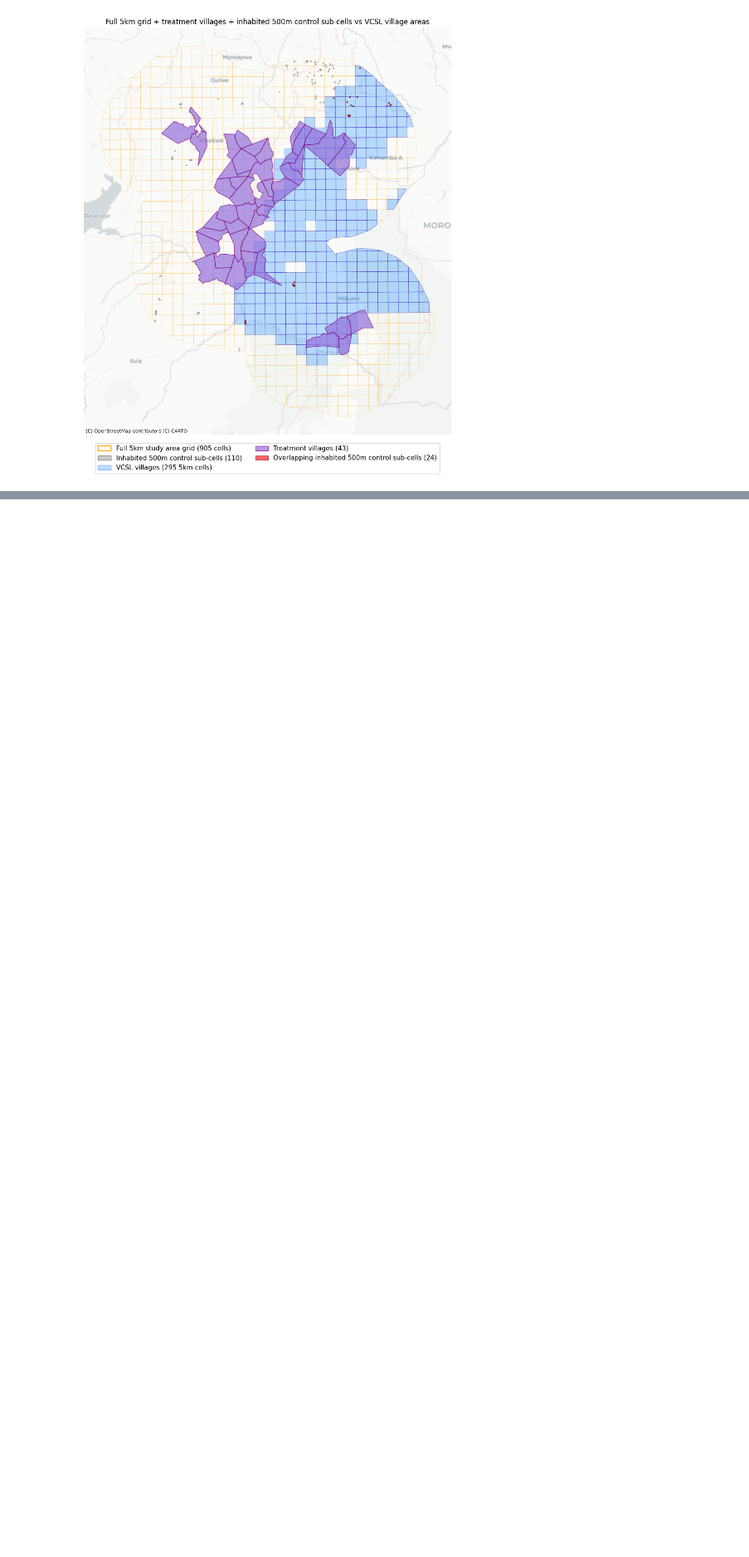
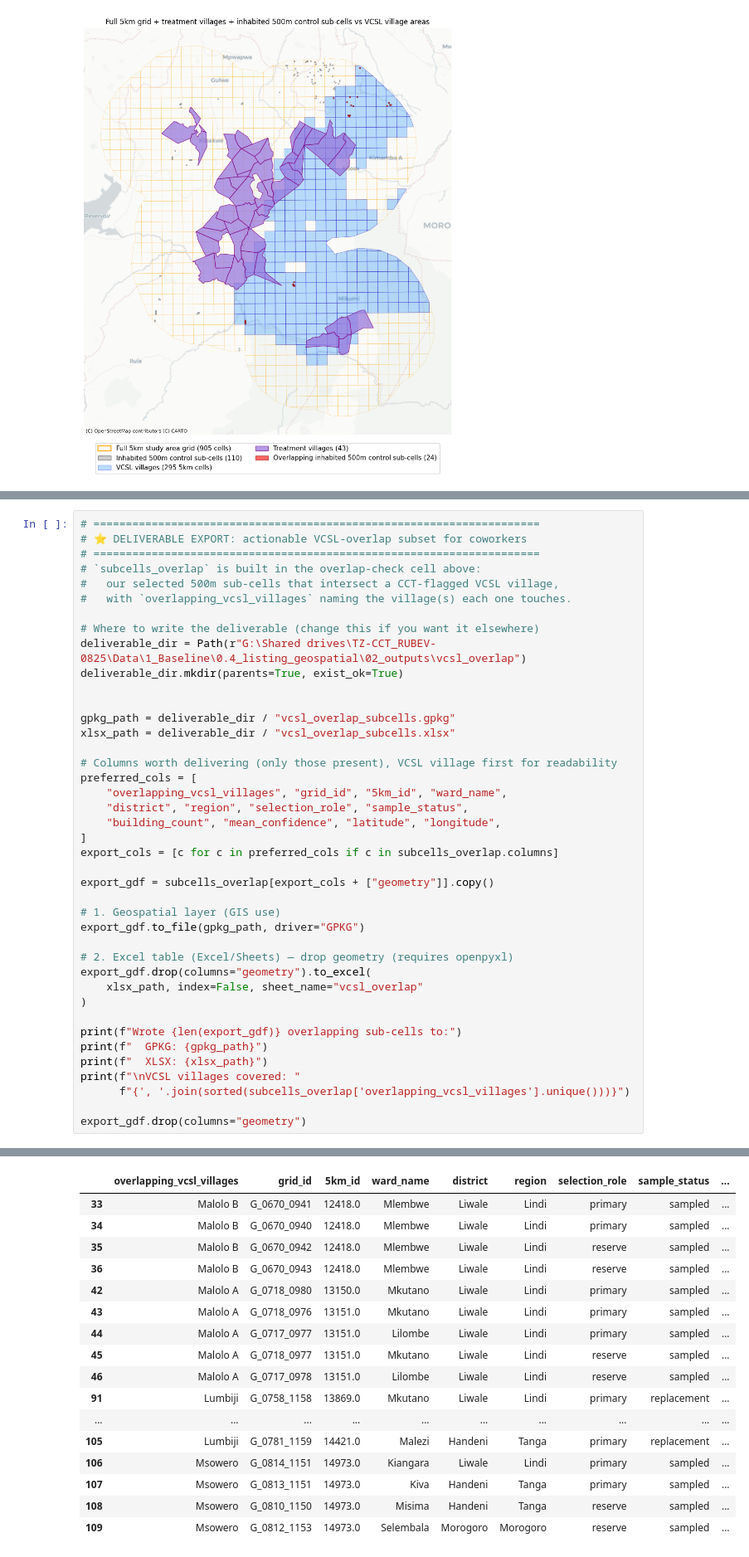
Before and after one commit to riklinssen/listing_geospatial_cct, a Jupyter notebook: notebooks/10_vcsl_overlap_checks.ipynb, the cells around one changed output, grey strips where cells are left out. Shown at 83% size. Cells and saved outputs as stored; diff of their text form; blank space fills up the shorter version.

Commit message:
updating requirements, exporting vscl flagged villages

```diff
--- a/notebooks/10_vcsl_overlap_checks.ipynb
+++ b/notebooks/10_vcsl_overlap_checks.ipynb
@@ -290,0 +300,42 @@ plt.show()
+# %%
+# =====================================================================
+# ⭐ DELIVERABLE EXPORT: actionable VCSL-overlap subset for coworkers
+# =====================================================================
+# `subcells_overlap` is built in the overlap-check cell above:
+#   our selected 500m sub-cells that intersect a CCT-flagged VCSL village,
+#   with `overlapping_vcsl_villages` naming the village(s) each one touches.
+
+# Where to write the deliverable (change this if you want it elsewhere)
+deliverable_dir = Path(r"G:\Shared drives\TZ-CCT_RUBEV-0825\Data\1_Baseline\0.4_listing_geospatial\02_outputs\vcsl_overlap")
+deliverable_dir.mkdir(parents=True, exist_ok=True)
+
+
+gpkg_path = deliverable_dir / "vcsl_overlap_subcells.gpkg"
+xlsx_path = deliverable_dir / "vcsl_overlap_subcells.xlsx"
+
+# Columns worth delivering (only those present), VCSL village first for readability
+preferred_cols = [
+    "overlapping_vcsl_villages", "grid_id", "5km_id", "ward_name",
+    "district", "region", "selection_role", "sample_status",
+    "building_count", "mean_confidence", "latitude", "longitude",
+]
+export_cols = [c for c in preferred_cols if c in subcells_overlap.columns]
+
+export_gdf = subcells_overlap[export_cols + ["geometry"]].copy()
+
+# 1. Geospatial layer (GIS use)
+export_gdf.to_file(gpkg_path, driver="GPKG")
+
+# 2. Excel table (Excel/Sheets) — drop geometry (requires openpyxl)
+export_gdf.drop(columns="geometry").to_excel(
+    xlsx_path, index=False, sheet_name="vcsl_overlap"
+)
+
+print(f"Wrote {len(export_gdf)} overlapping sub-cells to:")
+print(f"  GPKG: {gpkg_path}")
+print(f"  XLSX: {xlsx_path}")
+print(f"\nVCSL villages covered: "
+      f"{', '.join(sorted(subcells_overlap['overlapping_vcsl_villages'].unique()))}")
+
+export_gdf.drop(columns="geometry")
+# %% [output]
@@ -290,0 +347,17 @@ plt.show()
+|  | overlapping_vcsl_villages | grid_id | 5km_id | ward_name | district | region | selection_role | sample_status | ... |
+| 33 | Malolo B | G_0670_0941 | 12418.0 | Mlembwe | Liwale | Lindi | primary | sampled | ... |
+| 34 | Malolo B | G_0670_0940 | 12418.0 | Mlembwe | Liwale | Lindi | primary | sampled | ... |
+| 35 | Malolo B | G_0670_0942 | 12418.0 | Mlembwe | Liwale | Lindi | reserve | sampled | ... |
+| 36 | Malolo B | G_0670_0943 | 12418.0 | Mlembwe | Liwale | Lindi | reserve | sampled | ... |
+| 42 | Malolo A | G_0718_0980 | 13150.0 | Mkutano | Liwale | Lindi | primary | sampled | ... |
+| 43 | Malolo A | G_0718_0976 | 13151.0 | Mkutano | Liwale | Lindi | primary | sampled | ... |
+| 44 | Malolo A | G_0717_0977 | 13151.0 | Lilombe | Liwale | Lindi | primary | sampled | ... |
+| 45 | Malolo A | G_0718_0977 | 13151.0 | Mkutano | Liwale | Lindi | reserve | sampled | ... |
+| 46 | Malolo A | G_0717_0978 | 13151.0 | Lilombe | Liwale | Lindi | reserve | sampled | ... |
+| 91 | Lumbiji | G_0758_1158 | 13869.0 | Mkutano | Liwale | Lindi | primary | replacement | ... |
+| ... | ... | ... | ... | ... | ... | ... | ... | ... | ... |
+| 105 | Lumbiji | G_0781_1159 | 14421.0 | Malezi | Handeni | Tanga | primary | replacement | ... |
+| 106 | Msowero | G_0814_1151 | 14973.0 | Kiangara | Liwale | Lindi | primary | sampled | ... |
+| 107 | Msowero | G_0813_1151 | 14973.0 | Kiva | Handeni | Tanga | primary | sampled | ... |
+| 108 | Msowero | G_0810_1150 | 14973.0 | Misima | Handeni | Tanga | reserve | sampled | ... |
+| 109 | Msowero | G_0812_1153 | 14973.0 | Selembala | Morogoro | Morogoro | reserve | sampled | ... |
```
Also changed, not shown: parts of 2 cells of this notebook, 1 other file.
